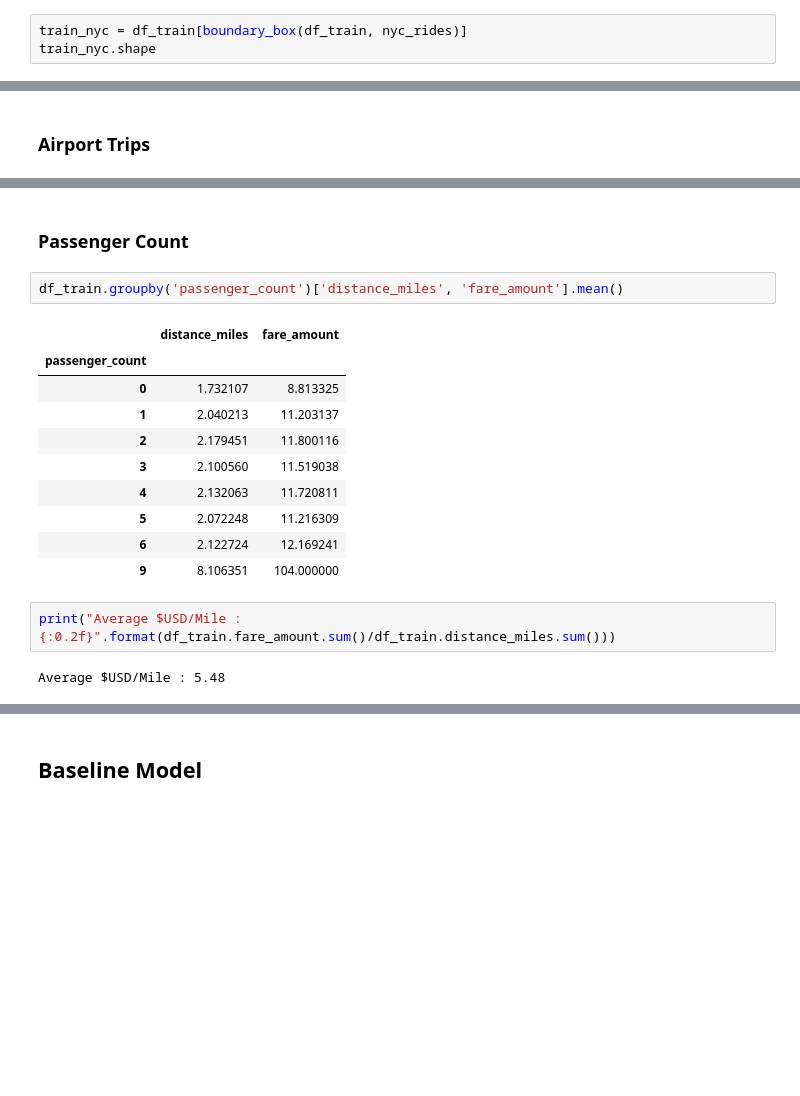
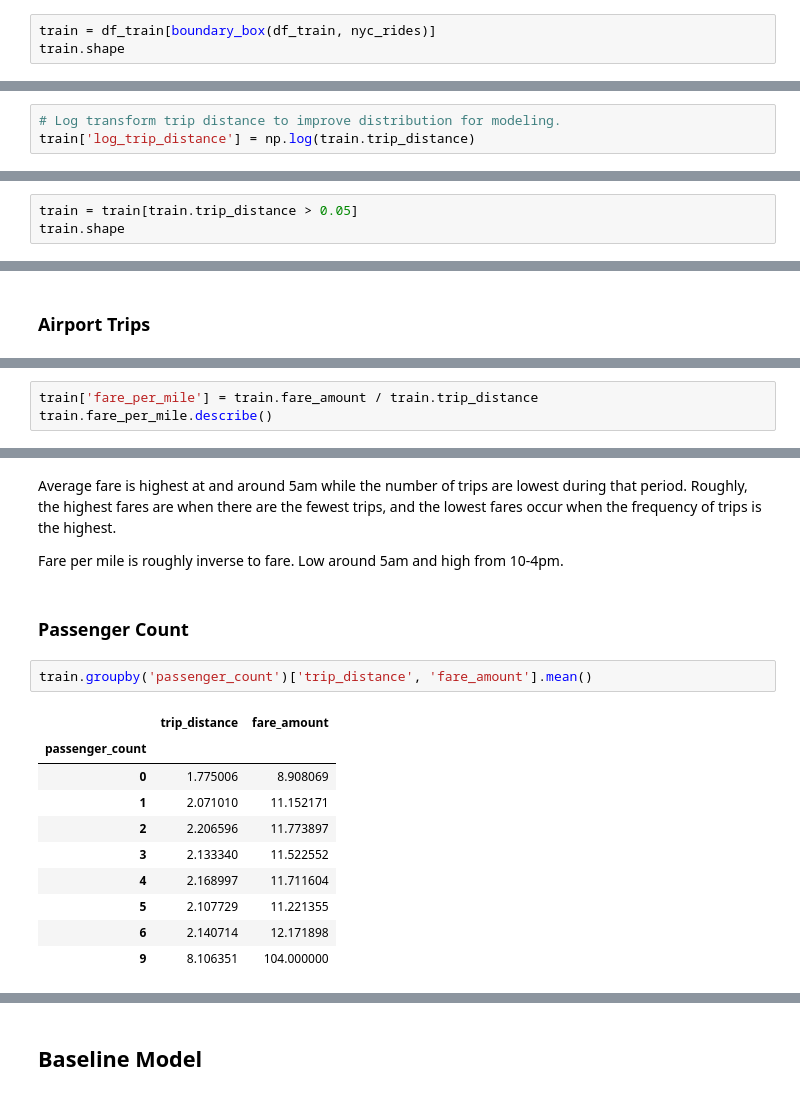
Before and after one commit to nikolaskaris/mlnd_capstone_taxi, a Jupyter notebook: nyc_taxi.ipynb, the cells around one changed output, grey strips where cells are left out. Drawn from its saved outputs; the diff is of its cells as text; blank space fills up the shorter version.

```diff
--- a/nyc_taxi.ipynb
+++ b/nyc_taxi.ipynb
@@ -237,4 +372,4 @@ def boundary_box(df, BB):
 # %%
-train_nyc = df_train[boundary_box(df_train, nyc_rides)]
-train_nyc.shape
+train = df_train[boundary_box(df_train, nyc_rides)]
+train.shape
 # %% [output]
@@ -314,0 +393,3 @@ Text(0.5,1,'Distribution of Trip Distance')
+# %%
+# Log transform trip distance to improve distribution for modeling.
+train['log_trip_distance'] = np.log(train.trip_distance)
@@ -327,0 +431,3 @@ Text(0.5,1,'Distribution of Trip Distance')
+# %%
+train = train[train.trip_distance > 0.05]
+train.shape
@@ -409,0 +538,3 @@ KeyboardInterrupt:
+# %%
+train['fare_per_mile'] = train.fare_amount / train.trip_distance
+train.fare_per_mile.describe()
@@ -410,19 +556,19 @@ KeyboardInterrupt:
+# %% [markdown]
+Average fare is highest at and around 5am while the number of trips are lowest during that period. Roughly, the highest fares are when there are the fewest trips, and the lowest fares occur when the frequency of trips is the highest.
+
+Fare per mile is roughly inverse to fare. Low around 5am and high from 10-4pm.
 # %% [markdown]
 ### Passenger Count ###
 # %%
-df_train.groupby('passenger_count')['distance_miles', 'fare_amount'].mean()
+train.groupby('passenger_count')['trip_distance', 'fare_amount'].mean()
 # %% [output]
-|  | distance_miles | fare_amount |
+|  | trip_distance | fare_amount |
 | passenger_count |  |  |
-| 0 | 1.732107 | 8.813325 |
-| 1 | 2.040213 | 11.203137 |
-| 2 | 2.179451 | 11.800116 |
-| 3 | 2.100560 | 11.519038 |
-| 4 | 2.132063 | 11.720811 |
-| 5 | 2.072248 | 11.216309 |
-| 6 | 2.122724 | 12.169241 |
+| 0 | 1.775006 | 8.908069 |
+| 1 | 2.071010 | 11.152171 |
+| 2 | 2.206596 | 11.773897 |
+| 3 | 2.133340 | 11.522552 |
+| 4 | 2.168997 | 11.711604 |
+| 5 | 2.107729 | 11.221355 |
+| 6 | 2.140714 | 12.171898 |
 | 9 | 8.106351 | 104.000000 |
-# %%
-print("Average $USD/Mile : {:0.2f}".format(df_train.fare_amount.sum()/df_train.distance_miles.sum()))
-# %% [output]
-Average $USD/Mile : 5.48
```
Also changed, not shown: parts of 107 cells of this notebook, 2 other files.
